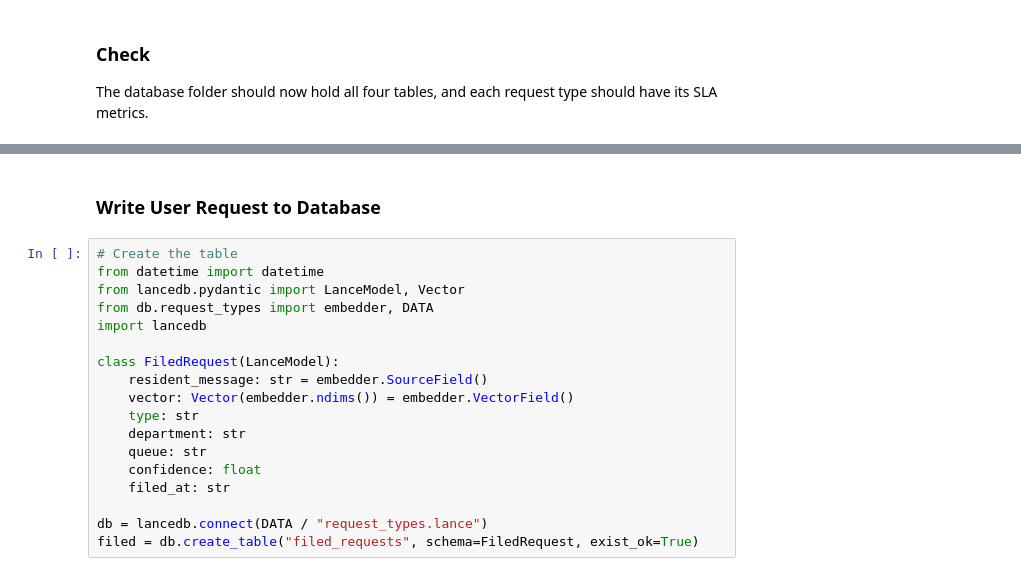
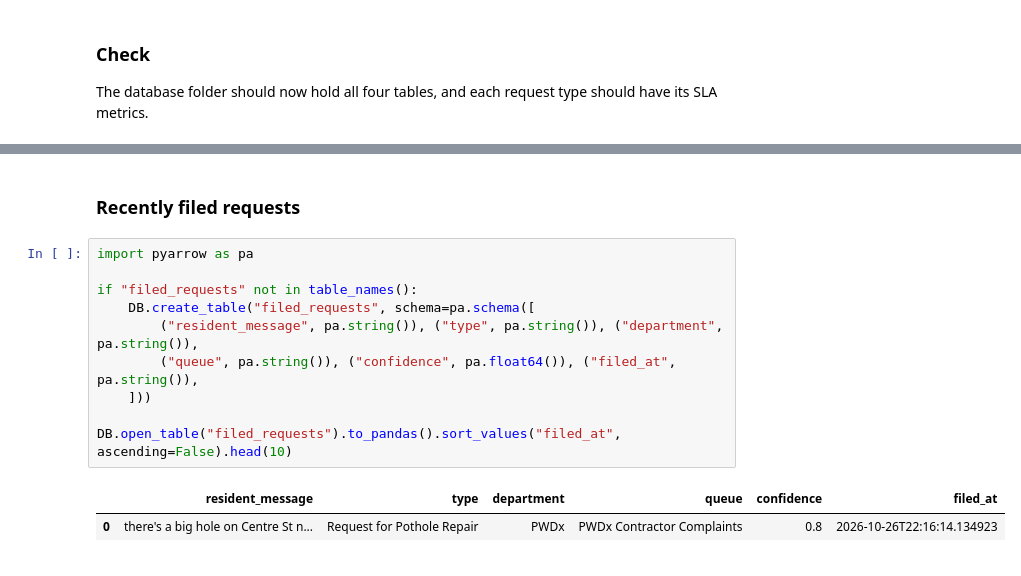
Before and after one commit to txti/dads5250-311-intake-assistant, a Jupyter notebook: notebooks/boston-311-staffing-and-intake.ipynb, the cells around one changed output, grey strips where cells are left out. Drawn from its saved outputs; the diff is of its cells as text.

```diff
--- a/notebooks/boston-311-staffing-and-intake.ipynb
+++ b/notebooks/boston-311-staffing-and-intake.ipynb
@@ -2303,20 +2430,15 @@ During task with name 'retrieve' and id 'c398a4f2-fb5f-2bca-bc1d-2fef9d959525'
 # %% [markdown]
-### Write User Request to Database
+### Recently filed requests
-# %%
-# Create the table
-from datetime import datetime
-from lancedb.pydantic import LanceModel, Vector
-from db.request_types import embedder, DATA
-import lancedb
-
-class FiledRequest(LanceModel):
-    resident_message: str = embedder.SourceField()
-    vector: Vector(embedder.ndims()) = embedder.VectorField()
-    type: str
-    department: str
-    queue: str
-    confidence: float
-    filed_at: str
-
-db = lancedb.connect(DATA / "request_types.lance")
-filed = db.create_table("filed_requests", schema=FiledRequest, exist_ok=True)
+# %%
+import pyarrow as pa
+
+if "filed_requests" not in table_names():
+    DB.create_table("filed_requests", schema=pa.schema([
+        ("resident_message", pa.string()), ("type", pa.string()), ("department", pa.string()),
+        ("queue", pa.string()), ("confidence", pa.float64()), ("filed_at", pa.string()),
+    ]))
+
+DB.open_table("filed_requests").to_pandas().sort_values("filed_at", ascending=False).head(10)
+# %% [output]
+|  | resident_message | type | department | queue | confidence | filed_at |
+| 0 | there's a big hole on Centre St n... | Request for Pothole Repair | PWDx | PWDx Contractor Complaints | 0.8 | 2026-10-26T22:16:14.134923 |
```
Also changed, not shown: parts of 77 cells of this notebook.
